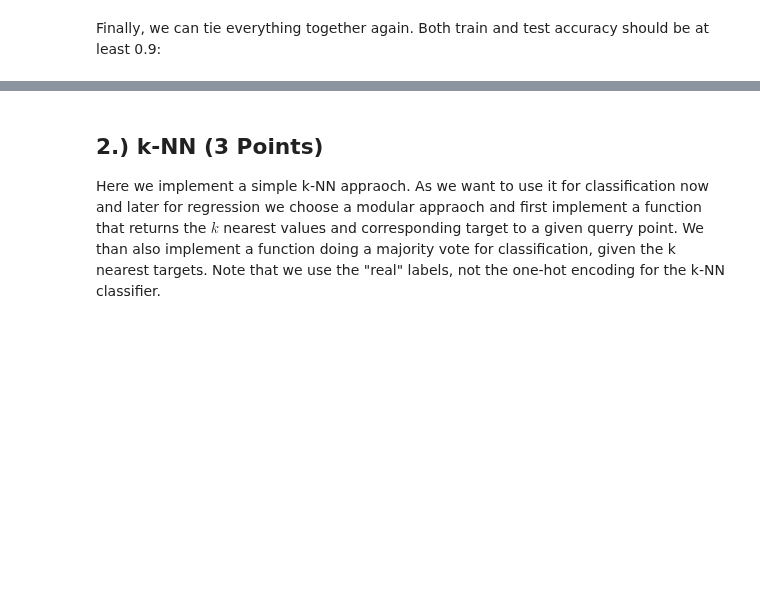
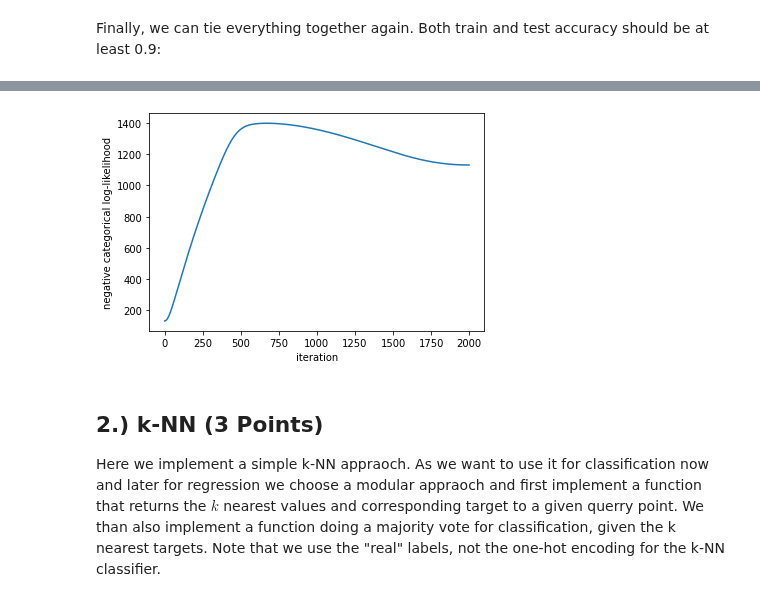
Before and after one commit to YYYasin19/kit-machine-learning, a Jupyter notebook: Exercise-02/01-Solutions/exercise.ipynb, the cells around one changed output, grey strips where cells are left out. Drawn from its saved outputs; the diff is of its cells as text; code cells hidden in the pictures; blank space fills up the shorter version.

```diff
--- a/Exercise-02/01-Solutions/exercise.ipynb
+++ b/Exercise-02/01-Solutions/exercise.ipynb
@@ -168,6 +176,7 @@ def objective_cat(flat_weights: np.ndarray, features: np.ndarray, labels: np.nda
     weights = np.reshape(flat_weights, [num_features, num_classes])
     #---------------------------------------------------------------
     # TODO
+    return np.sum(categorical_nll(softmax(features @ weights), labels))
     #---------------------------------------------------------------
 
 
@@ -181,21 +190,33 @@ def d_objective_cat(flat_weights: np.ndarray, features: np.ndarray, labels: np.n
     """
     feature_dim = features.shape[-1]
     num_classes = labels.shape[-1]
+
     weights = np.reshape(flat_weights, [feature_dim, num_classes])
     #---------------------------------------------------------------
     # TODO, do not forget to flatten the gradient before returning!
+    # YTA: because our w0_flat is all rows stacked side-by-side
+    num_samples = features.shape[0]
+    d_weights = np.zeros((num_classes,feature_dim))
+    for k in range(0,num_classes):
+        # get current labels and weights
+        clabels = labels[:,k]
+        predictions_k = features @ weights[:,k]
+        d_weights[k] = - (1/num_samples) * (clabels.T
+                                            @ (features - softmax(predictions_k).T
+                                               @ features)
+                                           )
+        pass
+
+    return d_weights.flatten()
     #---------------------------------------------------------------
 # %% [markdown]
 Finally, we can tie everything together again. Both train and test accuracy should be at least 0.9:
 # %%
-
-# optimization
-
-w0_flat = np.zeros(5 * 3) # 4 features + bias, 3 classes
+w0_flat = np.zeros(5*3) # 4 features + bias, 3 classes
 w_opt_flat, loss_opt, x_history, f_x_history = \
    minimize(lambda w: objective_cat(w, train_features, oh_train_labels),
             lambda w: d_objective_cat(w, train_features, oh_train_labels),
-            w0_flat, 1e-2, 1000)
+            w0_flat, 1e-2, 2000)
 
 w_opt = np.reshape(w_opt_flat, [5, 3])
 
@@ -218,3 +240,4 @@ TypeError: unsupported operand type(s) for *: 'float' and 'NoneType'
+[figure, added]
 # %% [markdown]
 ## 2.) k-NN (3 Points)
 
```
Also changed, not shown: parts of 5 cells of this notebook.
